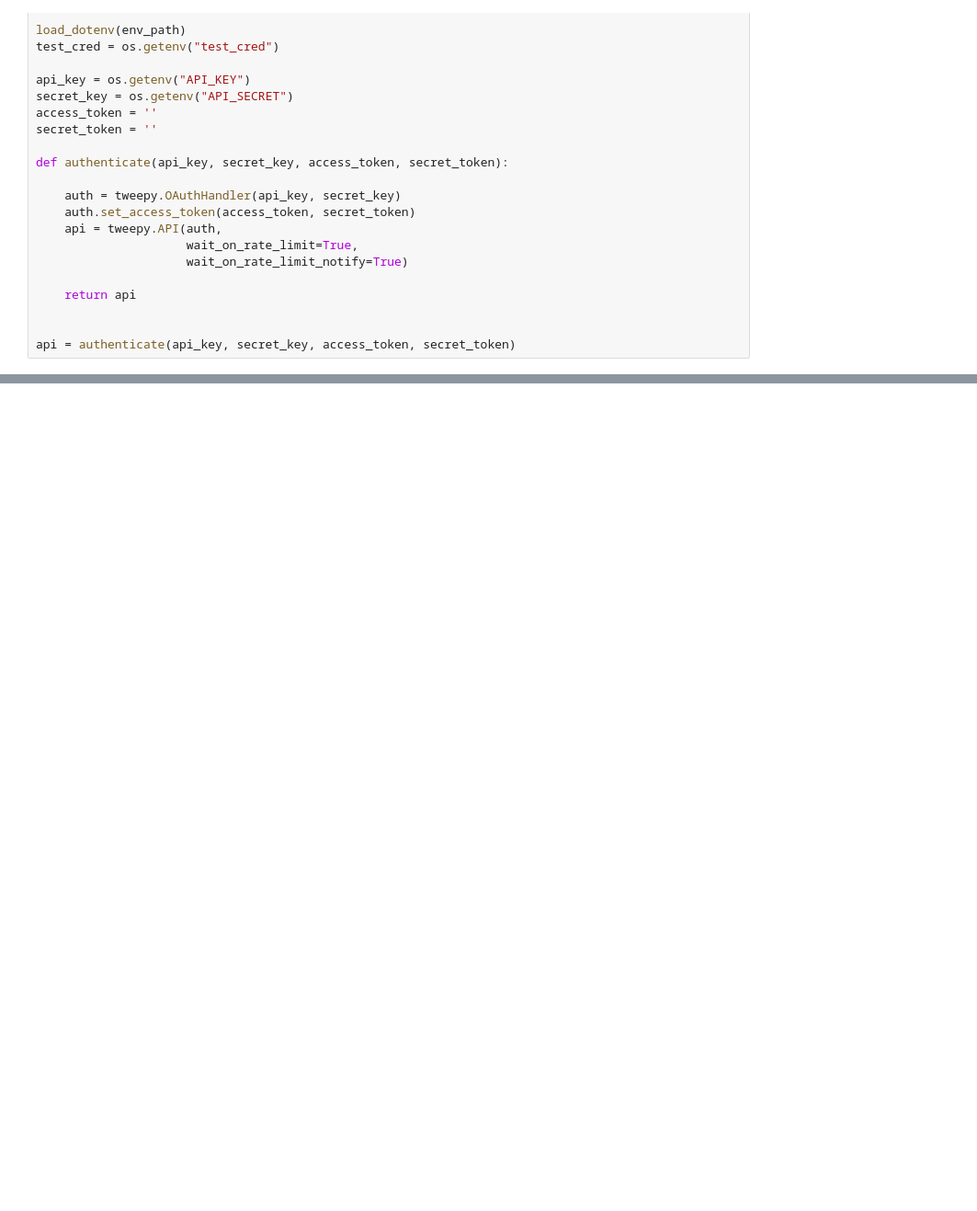
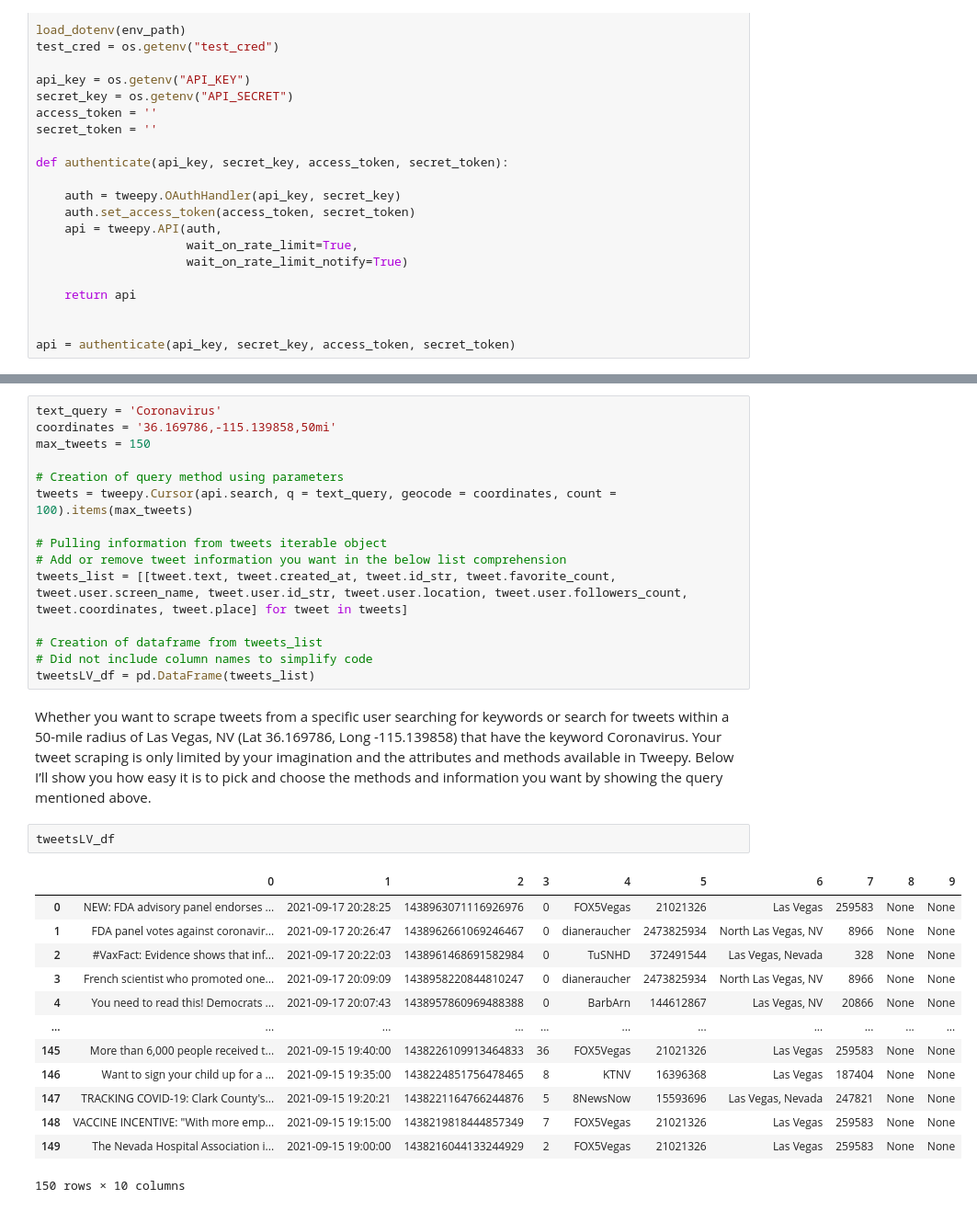
Before and after one commit to lrhf97/twitter_user_scraper, a Jupyter notebook: test_scrapes.ipynb, the cells around one changed output, grey strips where cells are left out. Shown: that part at 92% size. Drawn from its saved outputs; the diff is of its cells as text; blank space fills up the shorter version.

```diff
--- a/test_scrapes.ipynb
+++ b/test_scrapes.ipynb
@@ -43,0 +195,33 @@ api = authenticate(api_key, secret_key, access_token, secret_token)
+# %%
+text_query = 'Coronavirus'
+coordinates = '36.169786,-115.139858,50mi'
+max_tweets = 150
+
+# Creation of query method using parameters
+tweets = tweepy.Cursor(api.search, q = text_query, geocode = coordinates, count = 100).items(max_tweets)
+
+# Pulling information from tweets iterable object
+# Add or remove tweet information you want in the below list comprehension
+tweets_list = [[tweet.text, tweet.created_at, tweet.id_str, tweet.favorite_count, tweet.user.screen_name, tweet.user.id_str, tweet.user.location, tweet.user.followers_count, tweet.coordinates, tweet.place] for tweet in tweets]
+
+# Creation of dataframe from tweets_list
+# Did not include column names to simplify code
+tweetsLV_df = pd.DataFrame(tweets_list)
+# %% [markdown]
+Whether you want to scrape tweets from a specific user searching for keywords or search for tweets within a 50-mile radius of Las Vegas, NV (Lat 36.169786, Long -115.139858) that have the keyword Coronavirus. Your tweet scraping is only limited by your imagination and the attributes and methods available in Tweepy. Below I’ll show you how easy it is to pick and choose the methods and information you want by showing the query mentioned above.
+# %%
+tweetsLV_df
+# %% [output]
+|  | 0 | 1 | 2 | 3 | 4 | 5 | 6 | 7 | 8 | 9 |
+| 0 | NEW: FDA advisory panel endorses ... | 2021-09-17 20:28:25 | 1438963071116926976 | 0 | FOX5Vegas | 21021326 | Las Vegas | 259583 | None | None |
+| 1 | FDA panel votes against coronavir... | 2021-09-17 20:26:47 | 1438962661069246467 | 0 | dianeraucher | 2473825934 | North Las Vegas, NV | 8966 | None | None |
+| 2 | #VaxFact: Evidence shows that inf... | 2021-09-17 20:22:03 | 1438961468691582984 | 0 | TuSNHD | 372491544 | Las Vegas, Nevada | 328 | None | None |
+| 3 | French scientist who promoted one... | 2021-09-17 20:09:09 | 1438958220844810247 | 0 | dianeraucher | 2473825934 | North Las Vegas, NV | 8966 | None | None |
+| 4 | You need to read this! Democrats ... | 2021-09-17 20:07:43 | 1438957860969488388 | 0 | BarbArn | 144612867 | Las Vegas, NV | 20866 | None | None |
+| ... | ... | ... | ... | ... | ... | ... | ... | ... | ... | ... |
+| 145 | More than 6,000 people received t... | 2021-09-15 19:40:00 | 1438226109913464833 | 36 | FOX5Vegas | 21021326 | Las Vegas | 259583 | None | None |
+| 146 | Want to sign your child up for a ... | 2021-09-15 19:35:00 | 1438224851756478465 | 8 | KTNV | 16396368 | Las Vegas | 187404 | None | None |
+| 147 | TRACKING COVID-19: Clark County's... | 2021-09-15 19:20:21 | 1438221164766244876 | 5 | 8NewsNow | 15593696 | Las Vegas, Nevada | 247821 | None | None |
+| 148 | VACCINE INCENTIVE: "With more emp... | 2021-09-15 19:15:00 | 1438219818444857349 | 7 | FOX5Vegas | 21021326 | Las Vegas | 259583 | None | None |
+| 149 | The Nevada Hospital Association i... | 2021-09-15 19:00:00 | 1438216044133244929 | 2 | FOX5Vegas | 21021326 | Las Vegas | 259583 | None | None |
+150 rows × 10 columns
```
Also changed, not shown: parts of 11 cells of this notebook.
